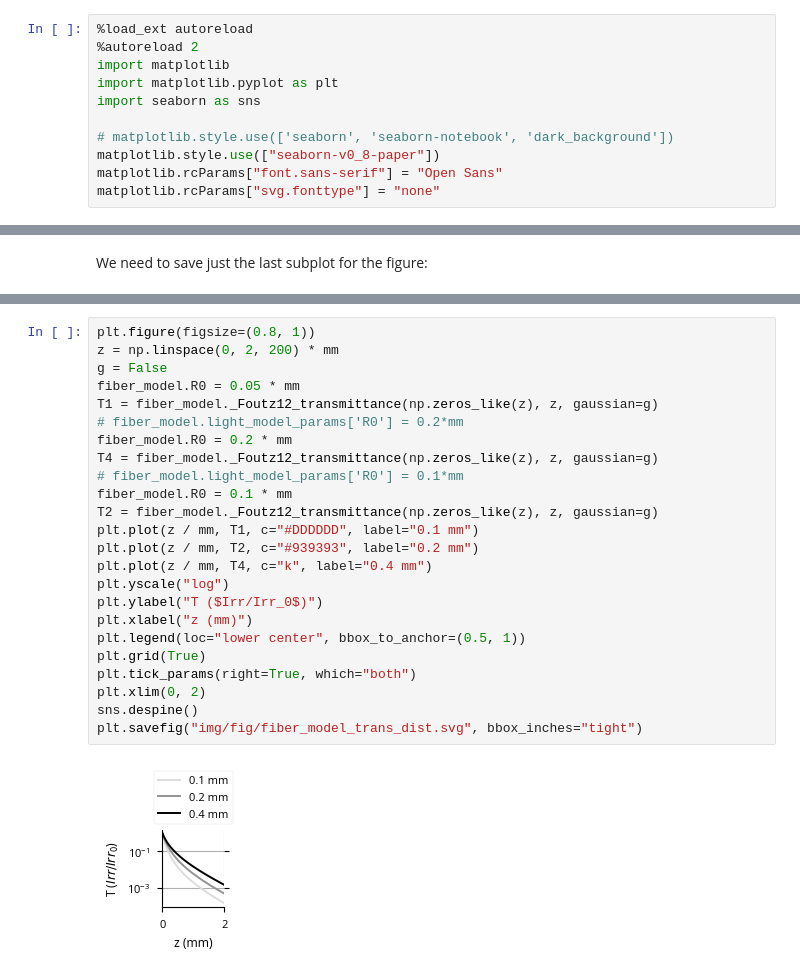
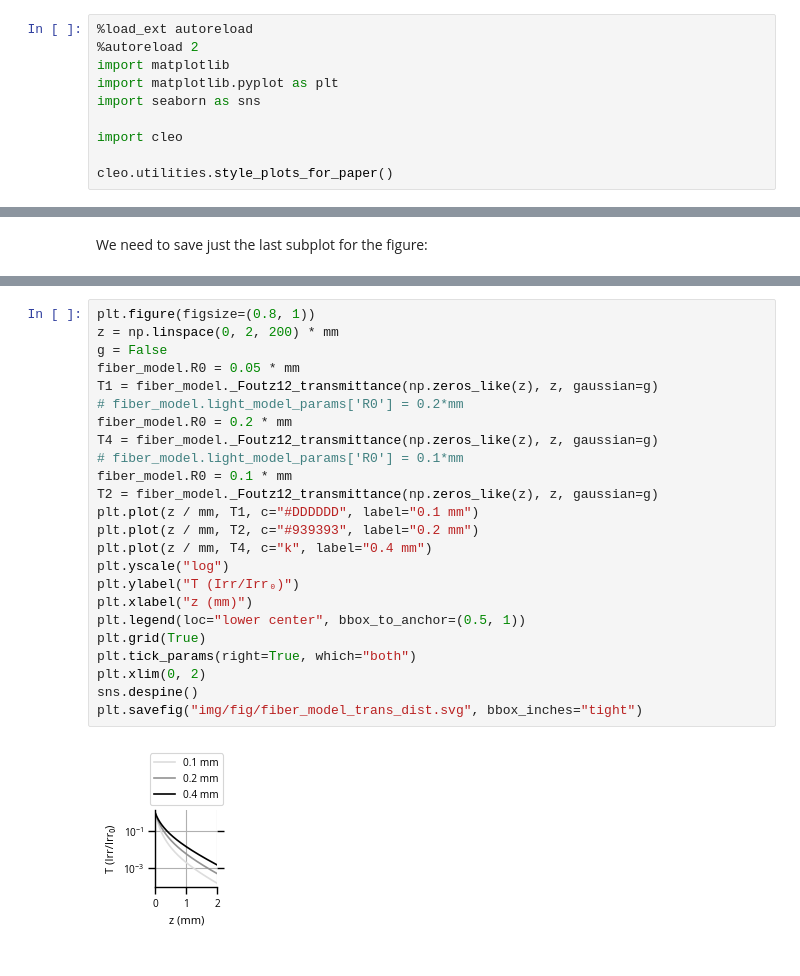
Before and after one commit to siplab-gt/cleo, a Jupyter notebook: notebooks/opto_validation.ipynb, the cells around one changed output, grey strips where cells are left out. Saved outputs shown, nothing was run; the diff lists cells and outputs as text.

Commit message:
update figures

```diff
--- a/notebooks/opto_validation.ipynb
+++ b/notebooks/opto_validation.ipynb
@@ -9,10 +9,9 @@ import matplotlib
 import matplotlib.pyplot as plt
 import seaborn as sns
 
-# matplotlib.style.use(['seaborn', 'seaborn-notebook', 'dark_background'])
-matplotlib.style.use(["seaborn-v0_8-paper"])
-matplotlib.rcParams["font.sans-serif"] = "Open Sans"
-matplotlib.rcParams["svg.fonttype"] = "none"
+import cleo
+
+cleo.utilities.style_plots_for_paper()
 # %% [output]
 The autoreload extension is already loaded. To reload it, use:
   %reload_ext autoreload
@@ -114,29 +114,29 @@ Next we'll try to replicate figure 2B from Foutz et al. 2012. The x-axis represe
 # %%
 plt.figure(figsize=(0.8, 1))
 z = np.linspace(0, 2, 200) * mm
 g = False
 fiber_model.R0 = 0.05 * mm
 T1 = fiber_model._Foutz12_transmittance(np.zeros_like(z), z, gaussian=g)
 # fiber_model.light_model_params['R0'] = 0.2*mm
 fiber_model.R0 = 0.2 * mm
 T4 = fiber_model._Foutz12_transmittance(np.zeros_like(z), z, gaussian=g)
 # fiber_model.light_model_params['R0'] = 0.1*mm
 fiber_model.R0 = 0.1 * mm
 T2 = fiber_model._Foutz12_transmittance(np.zeros_like(z), z, gaussian=g)
 plt.plot(z / mm, T1, c="#DDDDDD", label="0.1 mm")
 plt.plot(z / mm, T2, c="#939393", label="0.2 mm")
 plt.plot(z / mm, T4, c="k", label="0.4 mm")
 plt.yscale("log")
-plt.ylabel("T ($Irr/Irr_0$)")
+plt.ylabel("T (Irr/Irr₀)")
 plt.xlabel("z (mm)")
 plt.legend(loc="lower center", bbox_to_anchor=(0.5, 1))
 plt.grid(True)
 plt.tick_params(right=True, which="both")
 plt.xlim(0, 2)
 sns.despine()
 plt.savefig("img/fig/fiber_model_trans_dist.svg", bbox_inches="tight")
 # %% [output]
-[figure, old version]
+[figure, new version]
 # %% [markdown]
 ## Opsin model
 Now let's see that the opsin model is working as expected. This chart is the result of the ramp protocol for ChR2 from PyRhO (Evans et al., 2016):
```
Also changed, not shown: parts of 9 cells of this notebook, 1 other file.
